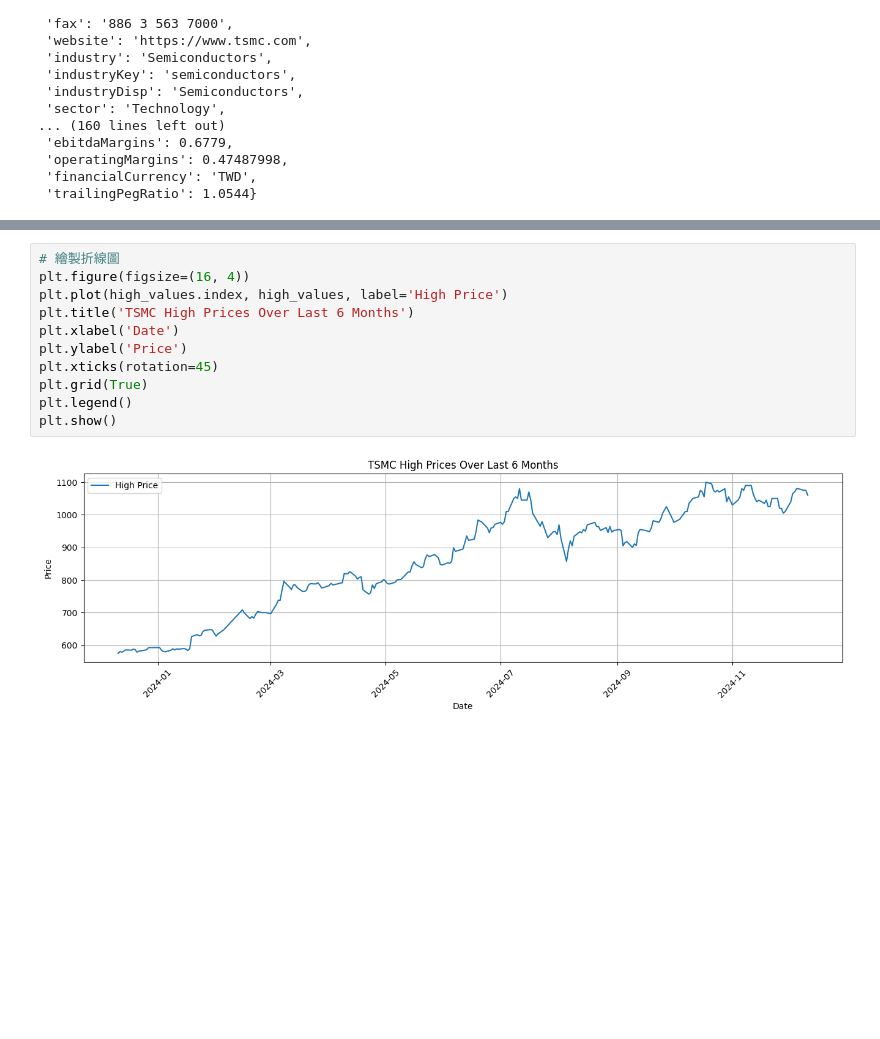
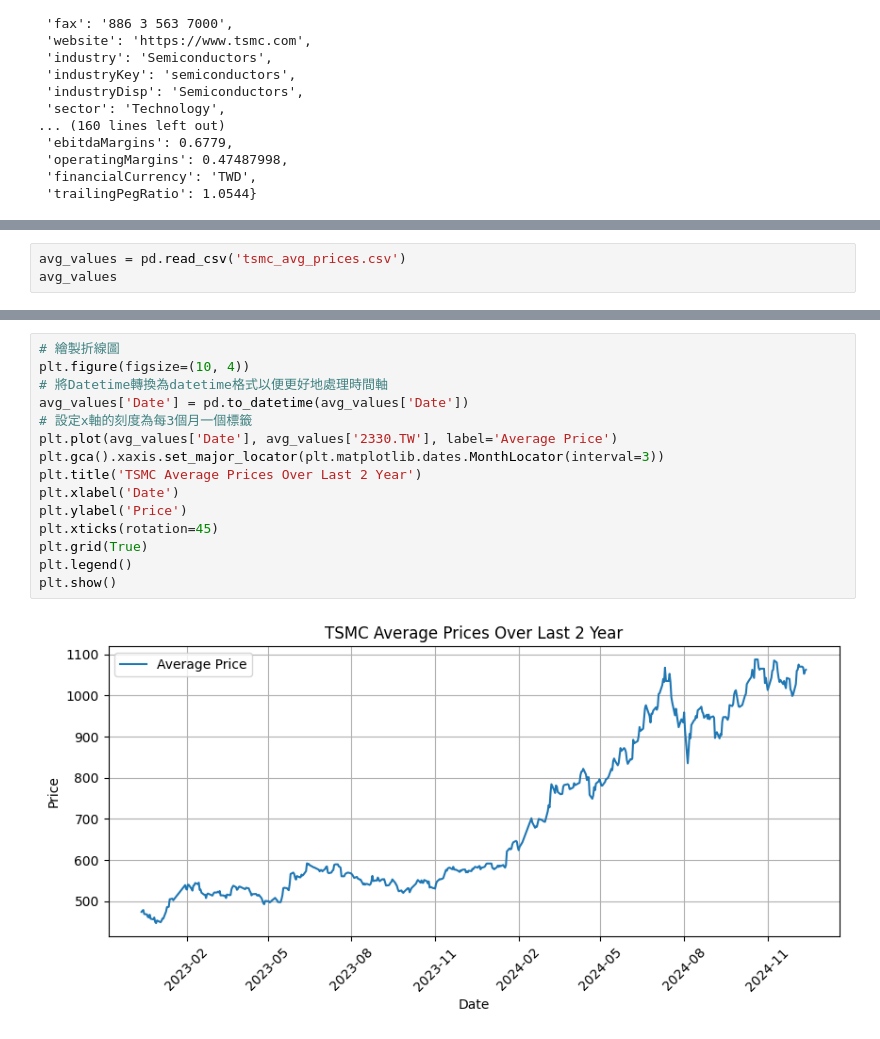
Before and after one commit to joeywu456/StockPrediction, a Jupyter notebook: stockprediction.ipynb, the cells around one changed output, grey strips where cells are left out. Cells and saved outputs as stored; diff of their text form; blank space fills up the shorter version.

```diff
--- a/stockprediction.ipynb
+++ b/stockprediction.ipynb
@@ -65,0 +94,3 @@ import matplotlib.pyplot as plt
+# %%
+avg_values = pd.read_csv('tsmc_avg_prices.csv')
+avg_values
@@ -66,13 +111,17 @@ import matplotlib.pyplot as plt
 # %%
 # 繪製折線圖
-plt.figure(figsize=(16, 4))
-plt.plot(high_values.index, high_values, label='High Price')
-plt.title('TSMC High Prices Over Last 6 Months')
+plt.figure(figsize=(10, 4))
+# 將Datetime轉換為datetime格式以便更好地處理時間軸
+avg_values['Date'] = pd.to_datetime(avg_values['Date'])
+# 設定x軸的刻度為每3個月一個標籤
+plt.plot(avg_values['Date'], avg_values['2330.TW'], label='Average Price')
+plt.gca().xaxis.set_major_locator(plt.matplotlib.dates.MonthLocator(interval=3))
+plt.title('TSMC Average Prices Over Last 2 Year')
 plt.xlabel('Date')
 plt.ylabel('Price')
 plt.xticks(rotation=45)
 plt.grid(True)
 plt.legend()
 plt.show()
 # %% [output]
-[figure, old version]
+[figure, new version]
```
Also changed, not shown: parts of 28 cells of this notebook, 11 other files.
